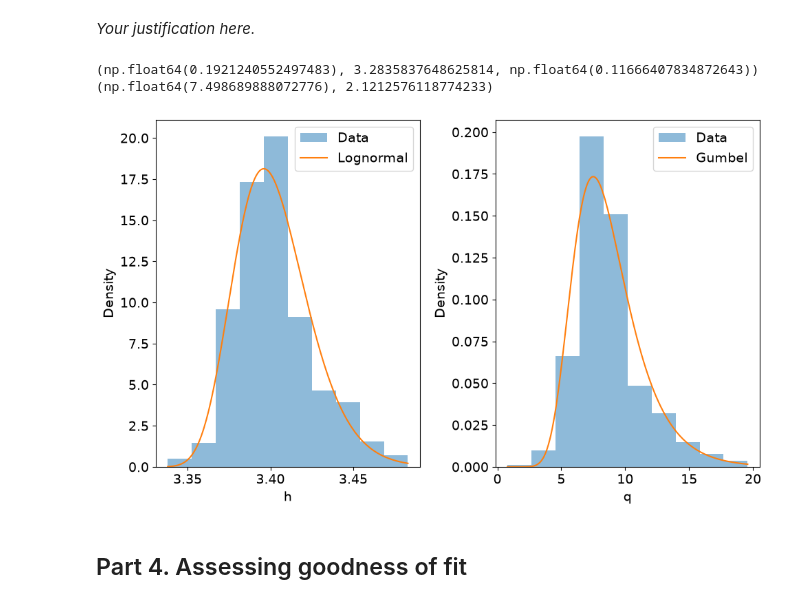
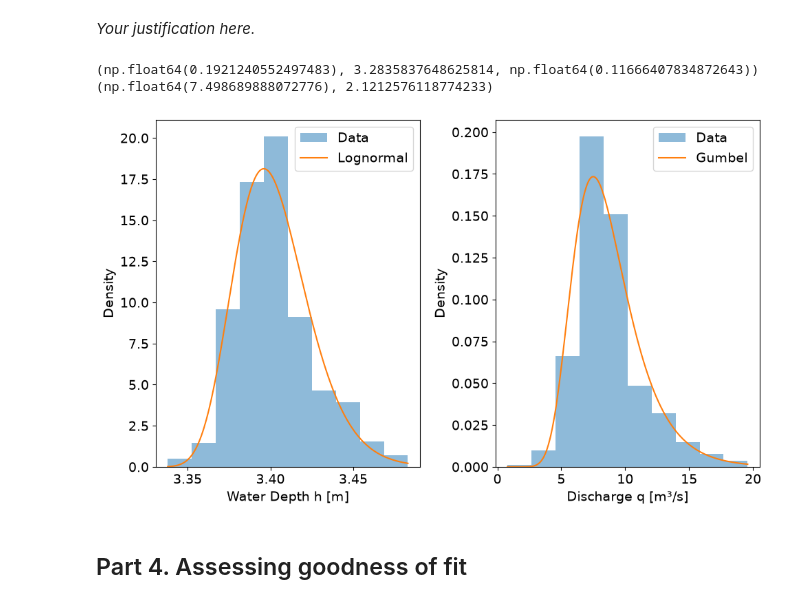
Before and after one commit to fanny200000/GA1.4, a Jupyter notebook: GA_1.4.ipynb, the cells around one changed output. Drawn from its saved outputs; the diff is of its cells as text; code cells hidden in the pictures.

```diff
--- a/GA_1.4.ipynb
+++ b/GA_1.4.ipynb
@@ -202,36 +202,36 @@ print(params_h)
 params_q = stats.gumbel_r.fit(q)
 print(params_q)
 
 x_h = np.linspace(min(h), max(h), 200)
 x_q = np.linspace(min(q), max(q), 200)
 
 # PDFs
 pdf_h = stats.lognorm.pdf(x_h, *params_h)
 pdf_q = stats.gumbel_r.pdf(x_q, *params_q)
 
 # Plot h
 plt.figure(figsize=(10, 6))
 plt.subplot(1, 2, 1)
 plt.hist(h, bins=10, density=True, alpha=0.5, label='Data')
 plt.plot(x_h, pdf_h, label='Lognormal')
-plt.xlabel('h')
+plt.xlabel('Water Depth h [m]')
 plt.ylabel('Density')
 plt.legend()
 
 # Plot q
 plt.subplot(1, 2, 2)
 plt.hist(q, bins=10, density=True, alpha=0.5, label='Data')
 plt.plot(x_q, pdf_q, label='Gumbel')
-plt.xlabel('q')
+plt.xlabel('Discharge q [m³/s]')
 plt.ylabel('Density')
 plt.legend()
 
 plt.tight_layout()
 plt.show()
 # %% [output]
 (np.float64(0.1921240552497483), 3.2835837648625814, np.float64(0.11666407834872643))
 (np.float64(7.498689888072776), 2.1212576118774233)
-[figure, old version]
+[figure, new version]
 # %% [markdown]
 ## Part 4. Assessing goodness of fit
 # %% [markdown]
```
Also changed, not shown: parts of 3 cells of this notebook.
